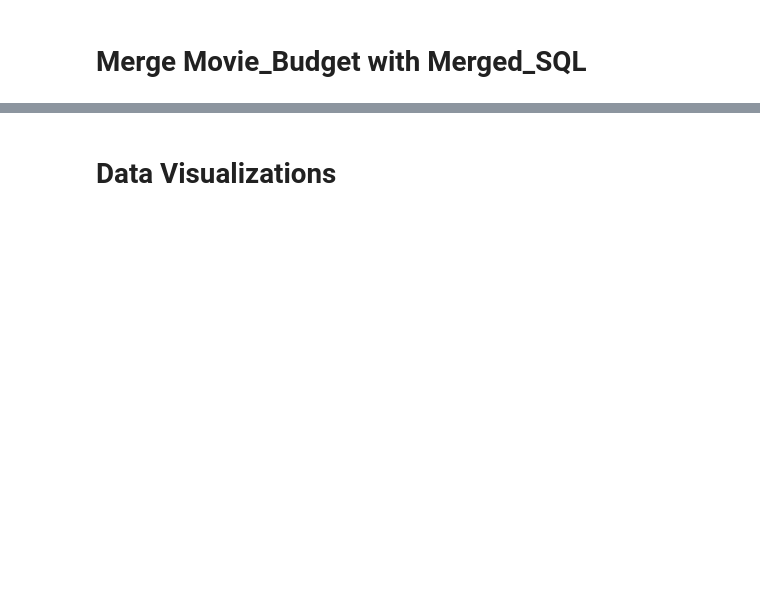
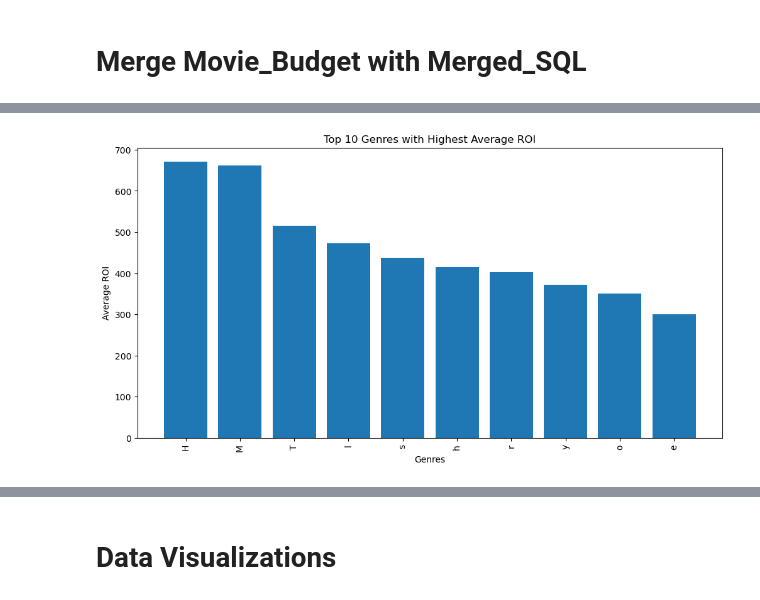
Before and after one commit to dvdhartsman/Phase_2_Movie_Project, a Jupyter notebook: Danayt.ipynb, the cells around one changed output, grey strips where cells are left out. Cells and saved outputs as stored; diff of their text form; code cells hidden in the pictures; blank space fills up the shorter version.

```diff
--- a/Danayt.ipynb
+++ b/Danayt.ipynb
@@ -191,4 +191,5 @@ movie_budget["foreign_gross"] = movie_budget["worldwide_gross"] - movie_budget["
 movie_budget["total_profit"] = movie_budget["worldwide_gross"] - movie_budget["production_budget"]
 
 # Calculating ROI (Return on Investment) as the ratio of worldwide_gross to production_budget multiplied by 100
-movie_budget['ROI'] = (movie_budget['total_profit'] / movie_budget['production_budget']) * 100
+movie_budget['roi'] = (movie_budget['total_profit'] / movie_budget['production_budget']) * 100
+movie_budget
@@ -219,14 +237,0 @@ final_data
-# %%
-#Extracts first genre in the list as main genre
-def get_main_genre(x):
-    genres = x.split(',')
-    main_genre = genres[0]
-    return main_genre
-final_data['main_genre'] = final_data['genres'].apply(lambda x: get_main_genre(x))
-# %%
-#create subgenres column
-def get_subgenres(x):
-    genres = x.split(',')
-    sub_genres = genres[1:]
-    return sub_genres
-final_data['subgenres'] = final_data['genres'].apply(lambda x: get_subgenres(x))
@@ -249,2 +238,29 @@ final_data
-# %%
-final_data = final_data[["movie", "genres", 'main_genre', 'subgenres', 'release_month', 'release_year',"production_budget", "domestic_gross", "foreign_gross", "worldwide_gross", "total_profit", "ROI"]]
+# %%
+
+final_data['genres'] = final_data['genres'].apply(lambda x: ', '.join(x)) # Joining genres into string if they are list
+final_data['genres'] = final_data['genres'].apply(lambda x: x.split(', ')) # Splitting genres to make them list again
+final_data_exploded = final_data.explode('genres') # This will create separate rows for each genre
+
+# Drop rows with missing or empty genres
+final_data_exploded = final_data_exploded[final_data_exploded['genres'].notna() & (final_data_exploded['genres'] != '')]
+
+# Group by genre and calculate the mean ROI
+genre_group = final_data_exploded.groupby('genres')['roi'].mean().reset_index()
+
+# Sort the genres by average ROI in descending order
+genre_group = genre_group.sort_values(by='roi', ascending=False)
+
+
+# Selecting the top 10 genres with highest average ROI
+top_10_genres = genre_group.nlargest(10, 'roi')
+
+# Plotting the top 10 genres against average ROI
+plt.figure(figsize=(12, 6))
+plt.bar(top_10_genres['genres'], top_10_genres['roi'])
+plt.xlabel('Genres')
+plt.ylabel('Average ROI')
+plt.title('Top 10 Genres with Highest Average ROI')
+plt.xticks(rotation=90)
+plt.show()
+# %% [output]
+[figure, added]
```
Also changed, not shown: parts of 11 cells of this notebook.
